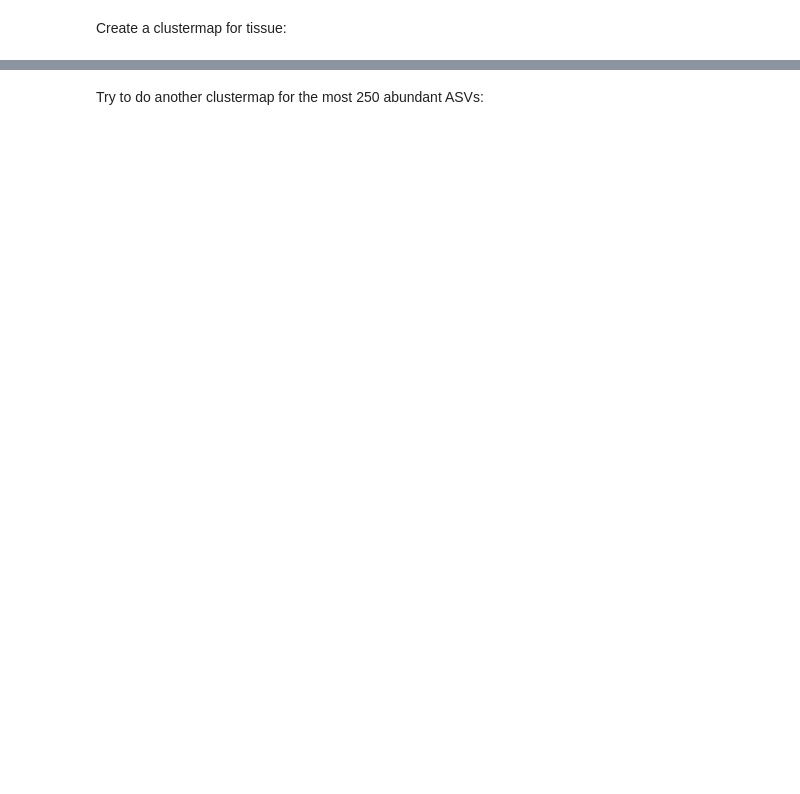
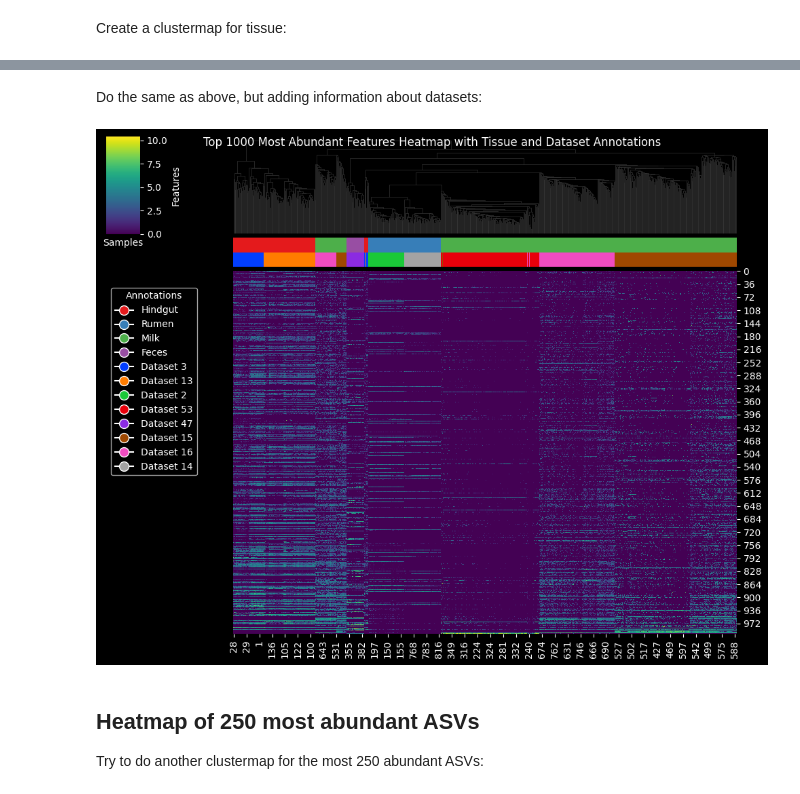
Before and after one commit to filippob/deep_micro_core, a Jupyter notebook: notebooks/02-describe_otu_table.ipynb, the cells around one changed output, grey strips where cells are left out. Drawn from its saved outputs; the diff is of its cells as text; code cells hidden in the pictures; blank space fills up the shorter version.

```diff
--- a/notebooks/02-describe_otu_table.ipynb
+++ b/notebooks/02-describe_otu_table.ipynb
@@ -191,4 +141,59 @@ plt.show()
+# %% [markdown]
+Do the same as above, but adding information about datasets:
+# %%
+# collect unique tissue types
+unique_tissues = metadata['tissue'].unique()
+
+# generate a color map for the tissue types
+palette = sns.color_palette("Set1", len(unique_tissues))
+tissue_color_map = dict(zip(unique_tissues, palette))
+
+# collect unique dataset ids
+unique_datasets = metadata['dataset'].unique()
+
+# generate a color map for the dataset ids
+palette = sns.color_palette("bright", len(unique_datasets))
+dataset_color_map = dict(zip(unique_datasets, palette))
+
+# Create a clustermap with seaborn including both tissue and dataset annotations
+sns.clustermap(
+    np.log1p(top_1000_data),
+    cmap='viridis',
+    figsize=(10, 8),
+    row_cluster=False,
+    col_cluster=True,
+    col_colors=[
+        metadata['tissue'].map(tissue_color_map).to_numpy(),
+        metadata['dataset'].map(dataset_color_map).to_numpy(),
+    ],
+)
+
+# Create a custom legend for tissue
+tissue_handles = [
+    plt.Line2D([0], [0], marker='o', color='w', label=tissue.capitalize(),
+               markersize=10, markerfacecolor=tissue_color_map[tissue])
+    for tissue in unique_tissues
+]
+
+# Create a custom legend for dataset
+dataset_handles = [
+    plt.Line2D([0], [0], marker='o', color='w', label=f"Dataset {dataset}", markersize=10,
+               markerfacecolor=dataset_color_map[dataset])
+    for dataset in unique_datasets
+]
+
+plt.legend(handles=tissue_handles + dataset_handles, title='Annotations', loc='upper left', bbox_to_anchor=(0, -0.5))
+
+# Add title and labels
+plt.suptitle('Top 1000 Most Abundant Features Heatmap with Tissue and Dataset Annotations', ha='center')
+plt.xlabel('Samples')
+plt.ylabel('Features')
+plt.show()
+# %% [output]
+[figure, added]
 # %% [markdown]
+## Heatmap of 250 most abundant ASVs
+
 Try to do another clustermap for the most 250 abundant ASVs:
 # %%
 row_sums = data.sum(axis=1)
```
Also changed, not shown: parts of 14 cells of this notebook, 1 other file.
